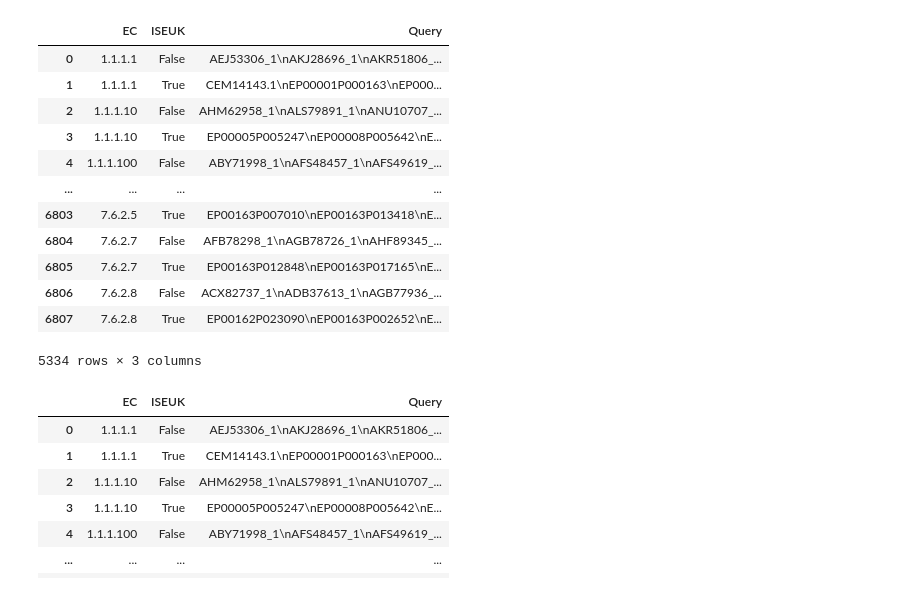
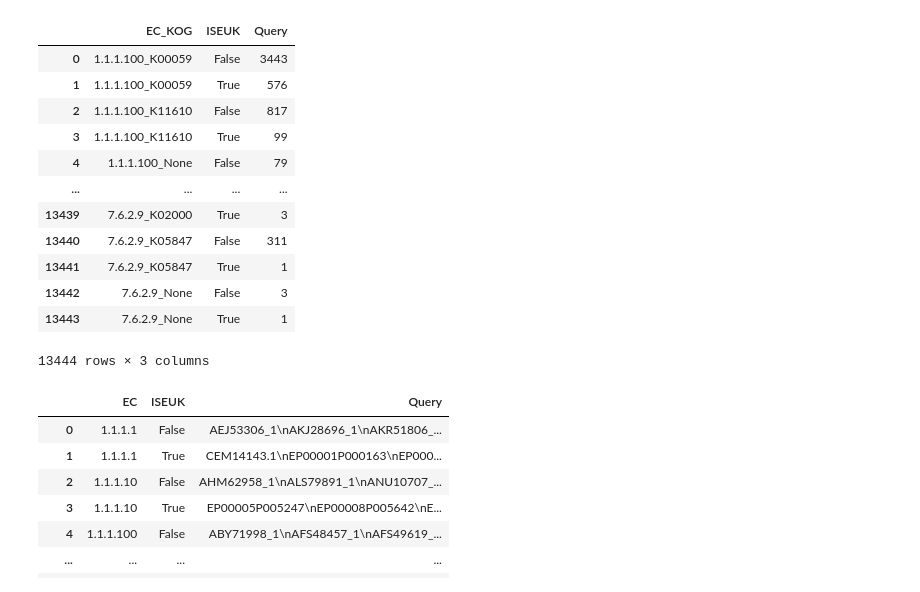
Before and after one commit to VictorTobiasson/eukgen, a Jupyter notebook: microcosm/01.write_accessions.repseq.ipynb, the cells around one changed output. Cells and saved outputs as stored; diff of their text form; code cells hidden in the pictures.

```diff
--- a/microcosm/01.write_accessions.repseq.ipynb
+++ b/microcosm/01.write_accessions.repseq.ipynb
@@ -24,0 +51,5 @@ accessions_df["ISEUK"] = accessions_df["domain"].str.contains("euk")
+# %%
+top_kogs = top_kog(accessions_df_eckog.KOGS, accessions_df_eckog.KOG)
+accessions_df_eckog["KOG_microcosm"] = top_kogs
+accessions_df_eckog["EC_KOG"] = accessions_df_eckog.EC + "_" + accessions_df_eckog.KOG_microcosm
+accessions_df_eckog = accessions_df_eckog.reset_index()
@@ -25,5 +72,5 @@ accessions_df["ISEUK"] = accessions_df["domain"].str.contains("euk")
 # %%
-ec_bothdom = accessions_df.groupby("EC")["ISEUK"].apply(lambda x:len(x.unique()) == 2)
+ec_bothdom = accessions_df_eckog.groupby("EC_KOG")["ISEUK"].apply(lambda x:len(x.unique()) == 2)
 ec_bothdom_list = list(ec_bothdom[ec_bothdom].index)
 # %%
-accessions_df_rel = accessions_df[accessions_df["EC"].isin(ec_bothdom_list)]
+accessions_df_rel = accessions_df_eckog[accessions_df_eckog["EC_KOG"].isin(ec_bothdom_list)]
@@ -46,22 +77,22 @@ accessions_df_rel
 # %%
-acc_counts = accessions_df_rel.groupby(["EC", "ISEUK"]).count().reset_index()
-ecs_enough_eukmembers = set(acc_counts[(acc_counts["ISEUK"] == True) & (acc_counts["Query"] > 5)].EC)
+acc_counts = accessions_df_rel.groupby(["EC_KOG", "ISEUK"])["Query"].count().reset_index()
+ecs_enough_eukmembers = set(acc_counts[(acc_counts["ISEUK"] == True) & (acc_counts["Query"] > 5)].EC_KOG)
 # %%
-accessions_outdf
+acc_counts
 # %% [output]
-|  | EC | ISEUK | Query |
-| 0 | 1.1.1.1 | False | AEJ53306_1\nAKJ28696_1\nAKR51806_... |
-| 1 | 1.1.1.1 | True | CEM14143.1\nEP00001P000163\nEP000... |
-| 2 | 1.1.1.10 | False | AHM62958_1\nALS79891_1\nANU10707_... |
-| 3 | 1.1.1.10 | True | EP00005P005247\nEP00008P005642\nE... |
-| 4 | 1.1.1.100 | False | ABY71998_1\nAFS48457_1\nAFS49619_... |
+|  | EC_KOG | ISEUK | Query |
+| 0 | 1.1.1.100_K00059 | False | 3443 |
+| 1 | 1.1.1.100_K00059 | True | 576 |
+| 2 | 1.1.1.100_K11610 | False | 817 |
+| 3 | 1.1.1.100_K11610 | True | 99 |
+| 4 | 1.1.1.100_None | False | 79 |
 | ... | ... | ... | ... |
-| 6803 | 7.6.2.5 | True | EP00163P007010\nEP00163P013418\nE... |
-| 6804 | 7.6.2.7 | False | AFB78298_1\nAGB78726_1\nAHF89345_... |
-| 6805 | 7.6.2.7 | True | EP00163P012848\nEP00163P017165\nE... |
-| 6806 | 7.6.2.8 | False | ACX82737_1\nADB37613_1\nAGB77936_... |
-| 6807 | 7.6.2.8 | True | EP00162P023090\nEP00163P002652\nE... |
+| 13439 | 7.6.2.9_K02000 | True | 3 |
+| 13440 | 7.6.2.9_K05847 | False | 311 |
+| 13441 | 7.6.2.9_K05847 | True | 1 |
+| 13442 | 7.6.2.9_None | False | 3 |
+| 13443 | 7.6.2.9_None | True | 1 |
-5334 rows × 3 columns
+13444 rows × 3 columns
 # %%
 accessions_outdf = accessions_df_rel.groupby(["EC", "ISEUK"])["Query"].apply(lambda x: "\n".join(x)).reset_index()
 accessions_outdf = accessions_outdf[accessions_outdf["EC"].isin(ecs_enough_eukmembers)]
```
Also changed, not shown: parts of 10 cells of this notebook, 13 other files.
